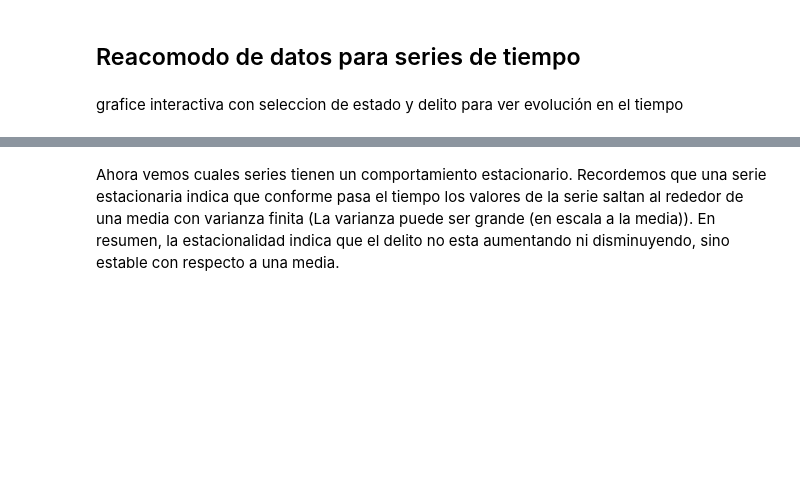
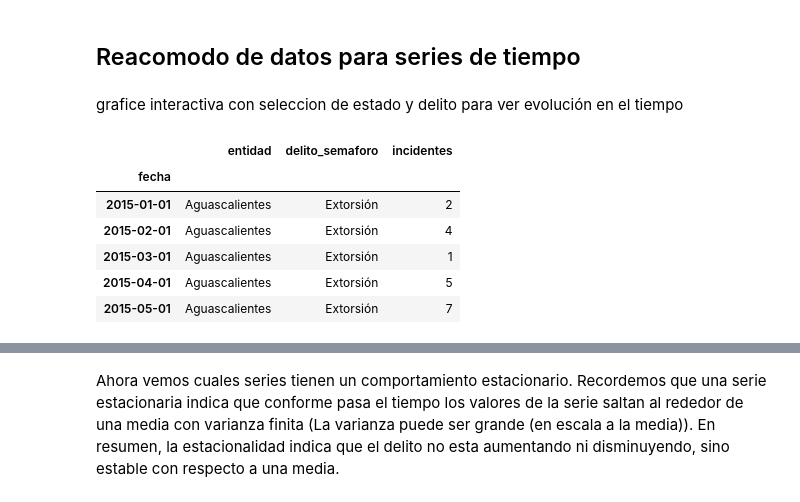
Before and after one commit to la-ciencia-del-delito/semaforo-delictivo, a Jupyter notebook: EDA/03_EDA_Series_De_tiempo.ipynb, the cells around one changed output, grey strips where cells are left out. Saved outputs shown, nothing was run; the diff lists cells and outputs as text; code cells hidden in the pictures; blank space fills up the shorter version.

```diff
--- a/EDA/03_EDA_Series_De_tiempo.ipynb
+++ b/EDA/03_EDA_Series_De_tiempo.ipynb
@@ -48,3 +49,13 @@ meses_sin_datos = ["2023-10-01", "2023-11-01", "2023-12-01"]
 series_delitos_filtrables.drop(meses_sin_datos, axis = 0, inplace = True)
 # %% [markdown]
 grafice interactiva con seleccion de estado y delito para ver evolución en el tiempo
+# %%
+series_delitos_filtrables.head()
+# %% [output]
+|  | entidad | delito_semaforo | incidentes |
+| fecha |  |  |  |
+| 2015-01-01 | Aguascalientes | Extorsión | 2 |
+| 2015-02-01 | Aguascalientes | Extorsión | 4 |
+| 2015-03-01 | Aguascalientes | Extorsión | 1 |
+| 2015-04-01 | Aguascalientes | Extorsión | 5 |
+| 2015-05-01 | Aguascalientes | Extorsión | 7 |
```
Also changed, not shown: parts of 5 cells of this notebook, 30 other files.
